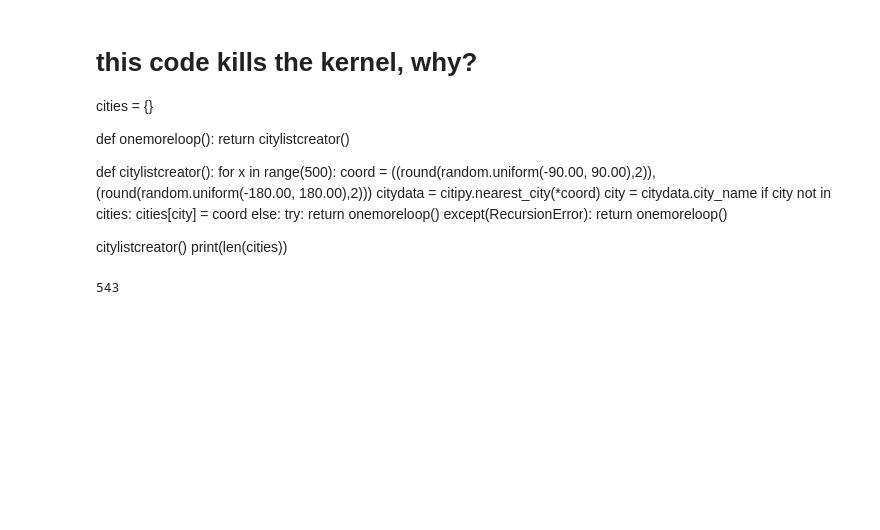
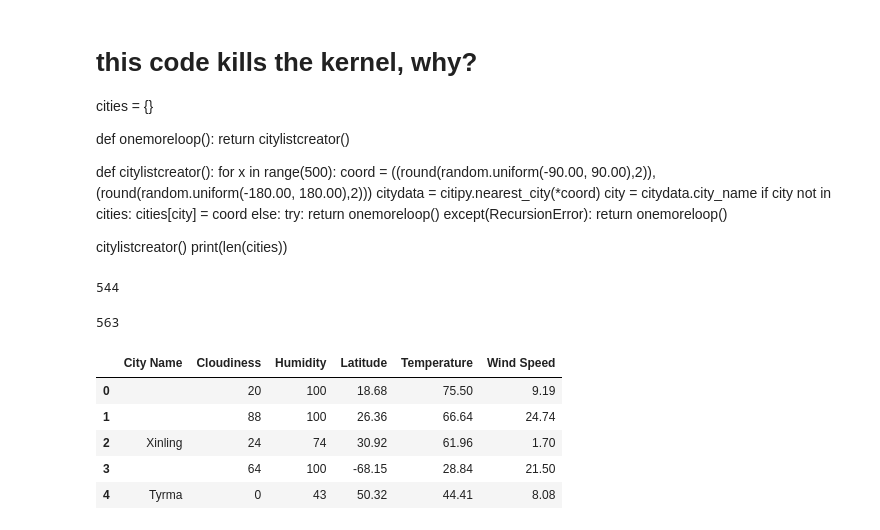
Before and after one commit to Gryazzz/Weather_Python, a Jupyter notebook: Weather_API.ipynb, the cells around one changed output. Drawn from its saved outputs; the diff is of its cells as text; code cells hidden in the pictures; blank space fills up the shorter version.

```diff
--- a/Weather_API.ipynb
+++ b/Weather_API.ipynb
@@ -34,8 +36,8 @@ print(len(cities))
 
 cities = {}
 
-for x in range(1000):
-    coord = ((round(random.uniform(-65.00, 80.00),2)),(round(random.uniform(-180.00, 180.00),2)))
+for x in range(1200):
+    coord = ((round(random.uniform(-90.00, 90.00),2)),(round(random.uniform(-180.00, 180.00),2)))
     citydata = citipy.nearest_city(*coord)
     city = citydata.city_name
     if city not in cities:
@@ -45,6 +47,6 @@ for x in range(1000):
 
 print(len(cities))
 # %% [output]
-543
+544
 # %%
 settings = {"units": "metric", "appid": api_key}
@@ -54,3 +55,43 @@ settings = {"units": "metric", "appid": api_key}
+# %%
+from requests.utils import quote
+
+url = 'http://api.openweathermap.org/data/2.5/weather?'
+units = 'imperial'
+temp = []
+lat = []
+humidity = []
+wind = []
+cloudiness = []
+name = []
+
+for city in cities:
+    latidude = cities[city][0]
+    longtitude = cities[city][1]
+    city = quote(city, safe='')
+    ind_url = f'{url}appid={api_key}&units={units}&lat={latidude}&lon={longtitude}'
+    data_json = requests.get(ind_url).json()
+
+    #print(ind_url)
+
+    temp.append(data_json['main']['temp'])
+    lat.append(data_json['coord']['lat'])
+    humidity.append(data_json['main']['humidity'])
+    cloudiness.append(data_json['clouds']['all'])
+    wind.append(data_json['wind']['speed'])
+    name.append(data_json['name'])
+
+dframe_json = pd.DataFrame({'City Name': name, 'Temperature': temp, 'Latitude': lat, 'Humidity': humidity,
+                            'Wind Speed': wind, 'Cloudiness': cloudiness})
+
+dframe_json.head()
+# %% [output]
+563
+|  | City Name | Cloudiness | Humidity | Latitude | Temperature | Wind Speed |
+| 0 |  | 20 | 100 | 18.68 | 75.50 | 9.19 |
+| 1 |  | 88 | 100 | 26.36 | 66.64 | 24.74 |
+| 2 | Xinling | 24 | 74 | 30.92 | 61.96 | 1.70 |
+| 3 |  | 64 | 100 | -68.15 | 28.84 | 21.50 |
+| 4 | Tyrma | 0 | 43 | 50.32 | 44.41 | 8.08 |
 # %%
 alldata = [owm.get_current(cities[city], **settings) for city in cities]
 print(len(alldata))
```
Also changed, not shown: parts of 8 cells of this notebook.
